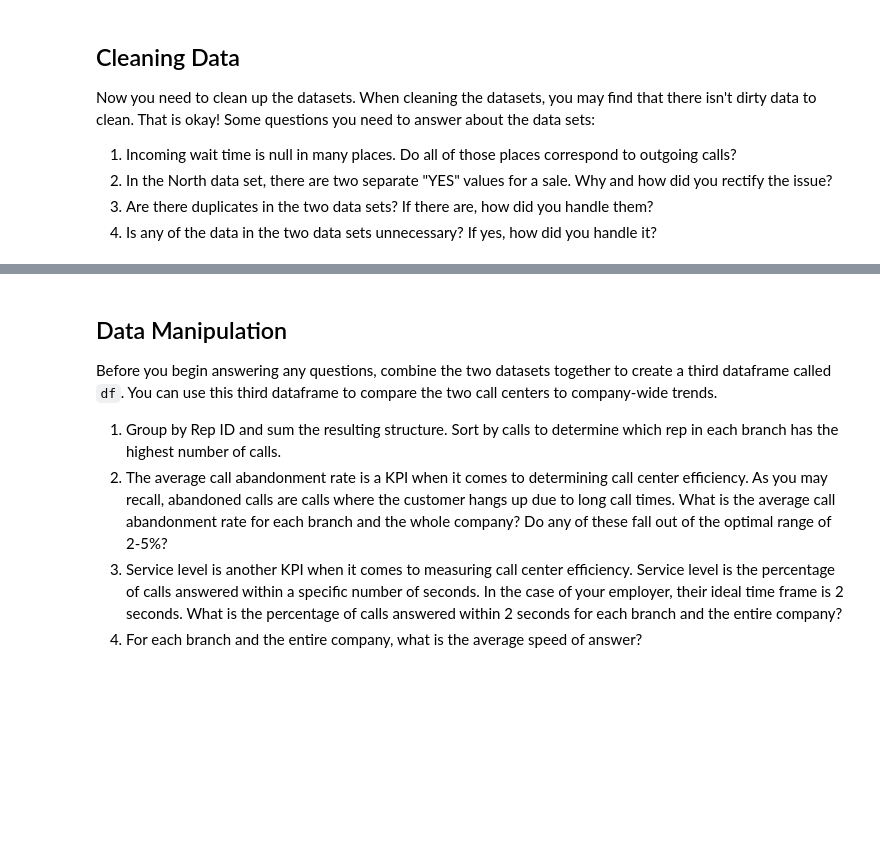
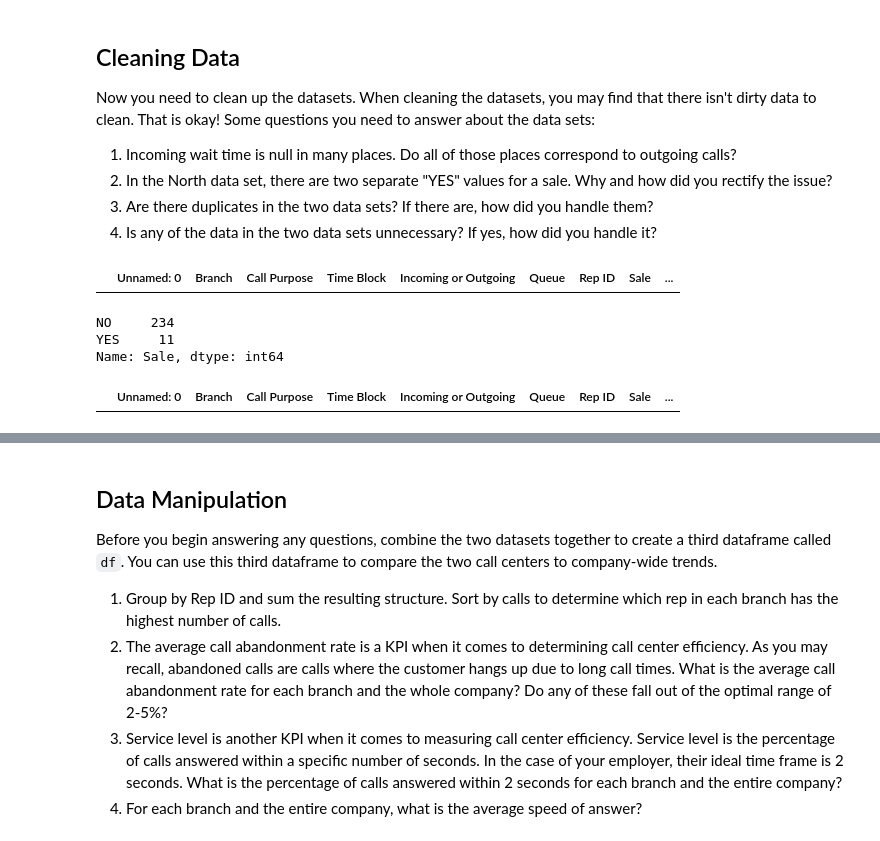
Before and after one commit to Utena13/call-center-cleanup-assignment, a Jupyter notebook: Call Center Cleanup.ipynb, the cells around one changed output, grey strips where cells are left out. Saved outputs shown, nothing was run; the diff lists cells and outputs as text; code cells hidden in the pictures; blank space fills up the shorter version.

```diff
--- a/Call Center Cleanup.ipynb
+++ b/Call Center Cleanup.ipynb
@@ -103,4 +139,20 @@ Now you need to clean up the datasets. When cleaning the datasets, you may find
 2. In the North data set, there are two separate "YES" values for a sale. Why and how did you rectify the issue?
 3. Are there duplicates in the two data sets? If there are, how did you handle them?
 4. Is any of the data in the two data sets unnecessary? If yes, how did you handle it?
+# %%
+north_df[(north_df["Incoming Wait Time"].isnull()) & (north_df["Incoming or Outgoing"] != "Outgoing")]
+# %% [output]
+|  | Unnamed: 0 | Branch | Call Purpose | Time Block | Incoming or Outgoing | Queue | Rep ID | Sale | ... |
+# %%
+north_df.Sale=north_df.Sale.str.strip()
+north_df.Sale.value_counts()
+# %% [output]
+NO     234
+YES     11
+Name: Sale, dtype: int64
+# %%
+north_df[north_df.duplicated()]
+south_df[south_df.duplicated()]
+# %% [output]
+|  | Unnamed: 0 | Branch | Call Purpose | Time Block | Incoming or Outgoing | Queue | Rep ID | Sale | ... |
 # %%
```
Also changed, not shown: parts of 11 cells of this notebook.
